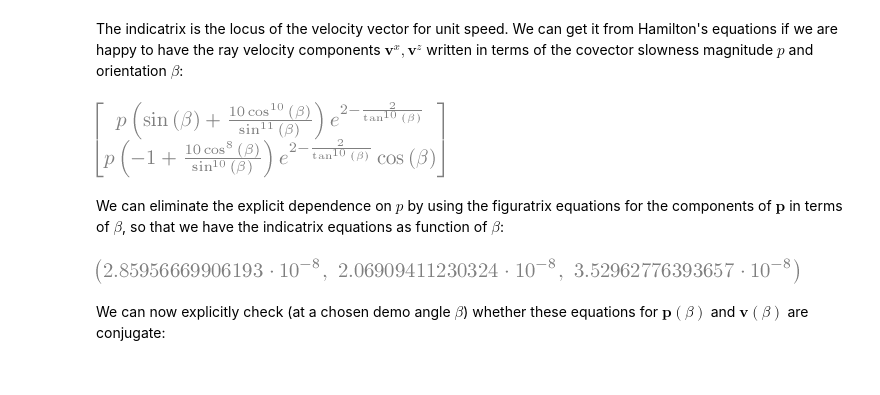
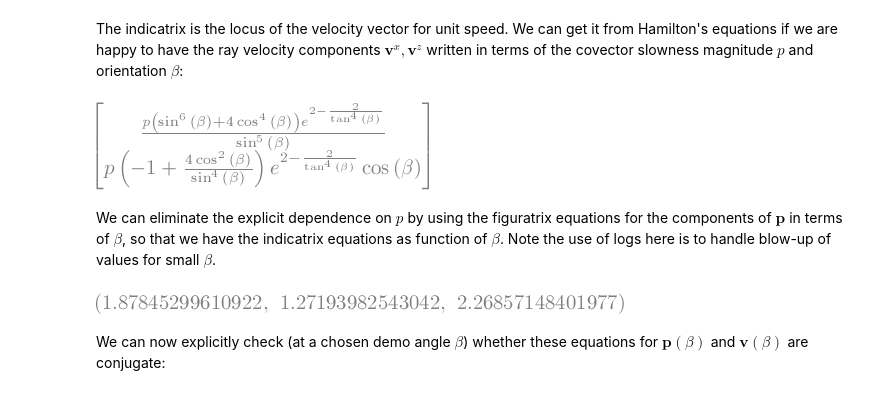
Before and after one commit to geomorphysics/GME, a Jupyter notebook: Notebooks/Notes/Hillslope.ipynb, the cells around one changed output. Saved outputs shown, nothing was run; the diff lists cells and outputs as text; code cells hidden in the pictures.

```diff
--- a/Notebooks/Notes/Hillslope.ipynb
+++ b/Notebooks/Notes/Hillslope.ipynb
@@ -51,8 +51,9 @@ if 'GME_NB_PR' not in os.environ.keys():
     # pr_filenames = ['Hillslope_sinbeta_phi45_n20']
     # pr_filenames = ['Hillslope_tanbeta_phi45_n1']
     # pr_filenames = ['Hillslope_tanbeta_phi45_n2']
+    pr_filenames = ['Hillslope_tanbeta_phi45_n4']
     # pr_filenames = ['Hillslope_tanbeta_phi45_n5']
-    pr_filenames = ['Hillslope_tanbeta_phi45_n10']
+    # pr_filenames = ['Hillslope_tanbeta_phi45_n10']
 else:
     pr_filenames = eval(os.environ['GME_NB_PR'])
 # %% [markdown]
@@ -492,6 +497,6 @@ p_covec_fn_ = Matrix([
     (fgtx_p_beta_eqn.rhs*sin(beta)).subs(sub_),
     (-fgtx_p_beta_eqn.rhs*cos(beta)).subs(sub_)
 ])
-# sy.plot_parametric( px_fn,pz_fn, (beta,0.2,sy.pi/3) );
-p_covec_fn_
+p_fn_ = fgtx_p_beta_eqn.rhs.subs(sub_)
+p_covec_fn_, p_fn_
 # %% [output]
@@ -547,27 +552,28 @@ The indicatrix is the locus of the velocity vector for unit speed. We can get it
 v_vec_fn_ =  simplify(v_p_beta_eqn.rhs.subs(sub_))
 v_vec_fn_
 # %% [output]
-[figure, old version]
+[figure, new version]
 # %% [markdown]
-We can eliminate the explicit dependence on $p$ by using the figuratrix equations for the components of $\mathbf{p}$ in terms of $\beta$, so that we have the indicatrix equations as function of $\beta$:
+We can eliminate the explicit dependence on $p$ by using the figuratrix equations for the components of $\mathbf{p}$ in terms of $\beta$, so that we have the indicatrix equations as function of $\beta$. Note the use of logs here is to handle blow-up of values for small $\beta$.
 # %%
 vx_lmbda_ = lambdify(
     [beta],
-    v_vec_fn_[0].subs({p: sqrt(p_covec_fn_[0] ** 2 + p_covec_fn_[1] ** 2)}),
+    exp(expand_log(log(v_vec_fn_[0].subs({p:p_fn_})),force=True)),
 )
 vz_lmbda_ = lambdify(
     [beta],
-    v_vec_fn_[1].subs({p: sqrt(p_covec_fn_[0] ** 2 + p_covec_fn_[1] ** 2)}),
+    exp(expand_log(log(v_vec_fn_[1].subs({p:p_fn_})),force=True)),
 )
 v_lmbda_ = lambdify(
     [beta],
-    sqrt(v_vec_fn_[0] ** 2 + v_vec_fn_[1] ** 2).subs(
-        {p: sqrt(p_covec_fn_[0] ** 2 + p_covec_fn_[1] ** 2)}
+    sqrt(
+        exp(2*expand_log(log(v_vec_fn_[0].subs({p:p_fn_})),force=True))
+        +exp(2*expand_log(log(v_vec_fn_[1].subs({p:p_fn_})),force=True)),
     ),
 )
 vx_lmbda_(beta_), vz_lmbda_(beta_), v_lmbda_(beta_)
 # %% [output]
-[figure, old version]
+[figure, new version]
 # %% [markdown]
 We can now explicitly check (at a chosen demo angle $\beta$) whether these equations for $\mathbf{p}(\beta)$ and $\mathbf{v}(\beta)$ are conjugate:
 # %%
```
Also changed, not shown: parts of 26 cells of this notebook, 39 other files.
